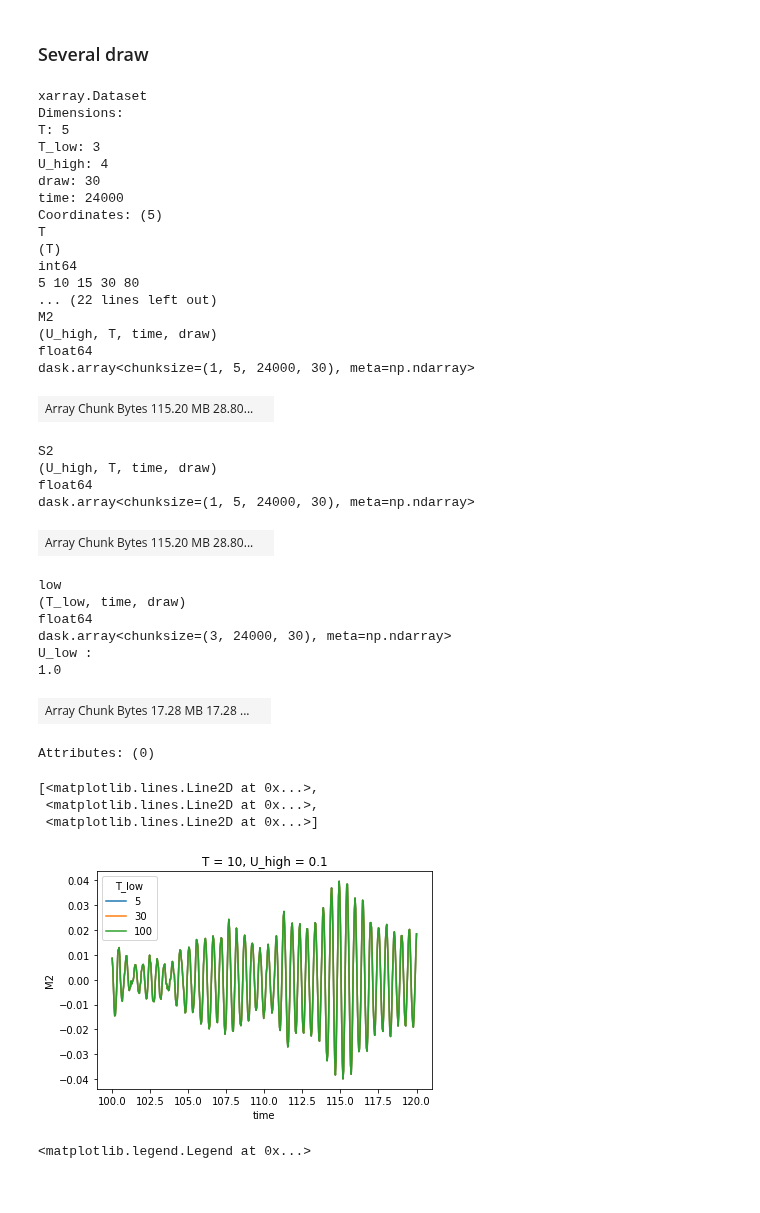
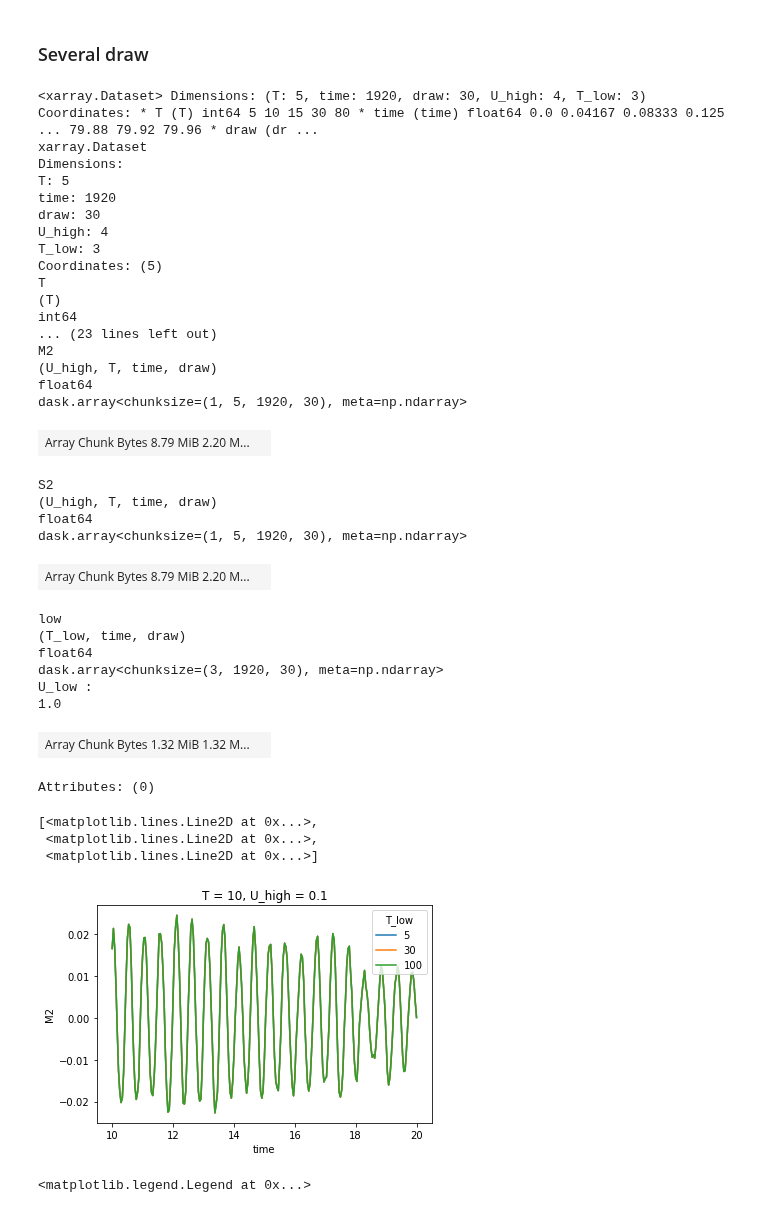
Before and after one commit to zcasparco/equinox_phd, a Jupyter notebook: synthetic_stats/bpassed_hilbert.ipynb, the cells around one changed output. Cells and saved outputs as stored; diff of their text form; code cells hidden in the pictures.

```diff
--- a/synthetic_stats/bpassed_hilbert.ipynb
+++ b/synthetic_stats/bpassed_hilbert.ipynb
@@ -264,7 +279,7 @@ def autocorrelations(ds, V,combine=False,maxlag=None,lags=None,**kwargs):
                     )
     return xr.merge(R)
 # %%
-t_size=1000
+t_size=80
 T,T_low = [5,10,15,30,80],[5,30,100]
 U_high = [0.01,0.05,0.1,1.]
 Tw = [15,30,60]
@@ -655,36 +670,36 @@ S2 = xr.concat([S2*U for U in U_high],dim='U_high').assign_coords({'U_high':U_hi
 ds = xr.merge([M2,S2, low])
 ds
 # %% [output]
+<xarray.Dataset> Dimensions: (T: 5, time: 1920, draw: 30, U_high: 4, T_low: 3) Coordinates: * T (T) int64 5 10 15 30 80 * time (time) float64 0.0 0.04167 0.08333 0.125 ... 79.88 79.92 79.96 * draw (dr ...
 xarray.Dataset
 Dimensions:
 T: 5
+time: 1920
+draw: 30
+U_high: 4
 T_low: 3
-U_high: 4
-draw: 30
-time: 24000
 Coordinates: (5)
 T
 (T)
 int64
-5 10 15 30 80
-... (22 lines left out)
+... (23 lines left out)
 M2
 (U_high, T, time, draw)
 float64
-dask.array<chunksize=(1, 5, 24000, 30), meta=np.ndarray>
+dask.array<chunksize=(1, 5, 1920, 30), meta=np.ndarray>
-| Array Chunk Bytes 115.20 MB 28.80... |  |
+| Array Chunk Bytes 8.79 MiB 2.20 M... |  |
 S2
 (U_high, T, time, draw)
 float64
-dask.array<chunksize=(1, 5, 24000, 30), meta=np.ndarray>
+dask.array<chunksize=(1, 5, 1920, 30), meta=np.ndarray>
-| Array Chunk Bytes 115.20 MB 28.80... |  |
+| Array Chunk Bytes 8.79 MiB 2.20 M... |  |
 low
 (T_low, time, draw)
 float64
-dask.array<chunksize=(3, 24000, 30), meta=np.ndarray>
+dask.array<chunksize=(3, 1920, 30), meta=np.ndarray>
 U_low :
 1.0
-| Array Chunk Bytes 17.28 MB 17.28 ... |  |
+| Array Chunk Bytes 1.32 MiB 1.32 M... |  |
 Attributes: (0)
 # %%
 ds = xr.broadcast(ds)[0].persist()
@@ -696,12 +711,12 @@ ds['total'] = ds.M2+ds.S2+ds.low
 # %%
 ds = ds.persist()
 # %%
-ds.M2.isel(T=1).sel(U_high=0.1).sel(time=slice(100,120)).mean('draw').plot(label='M2',hue='T_low')
+ds.M2.isel(T=1).sel(U_high=0.1).sel(time=slice(10,20)).mean('draw').plot(label='M2',hue='T_low')
 # %% [output]
 [<matplotlib.lines.Line2D at 0x...>,
  <matplotlib.lines.Line2D at 0x...>,
  <matplotlib.lines.Line2D at 0x...>]
-[figure, old version]
+[figure, new version]
 # %%
 fig,ax = plt.subplots(1,2,figsize=(10,5))
 ds.M2.isel(T=1,T_low=0).sel(U_high=0.1).sel(time=slice(100,120)).mean('draw').plot(ax=ax[0],label='M2')
```
Also changed, not shown: parts of 13 cells of this notebook.
